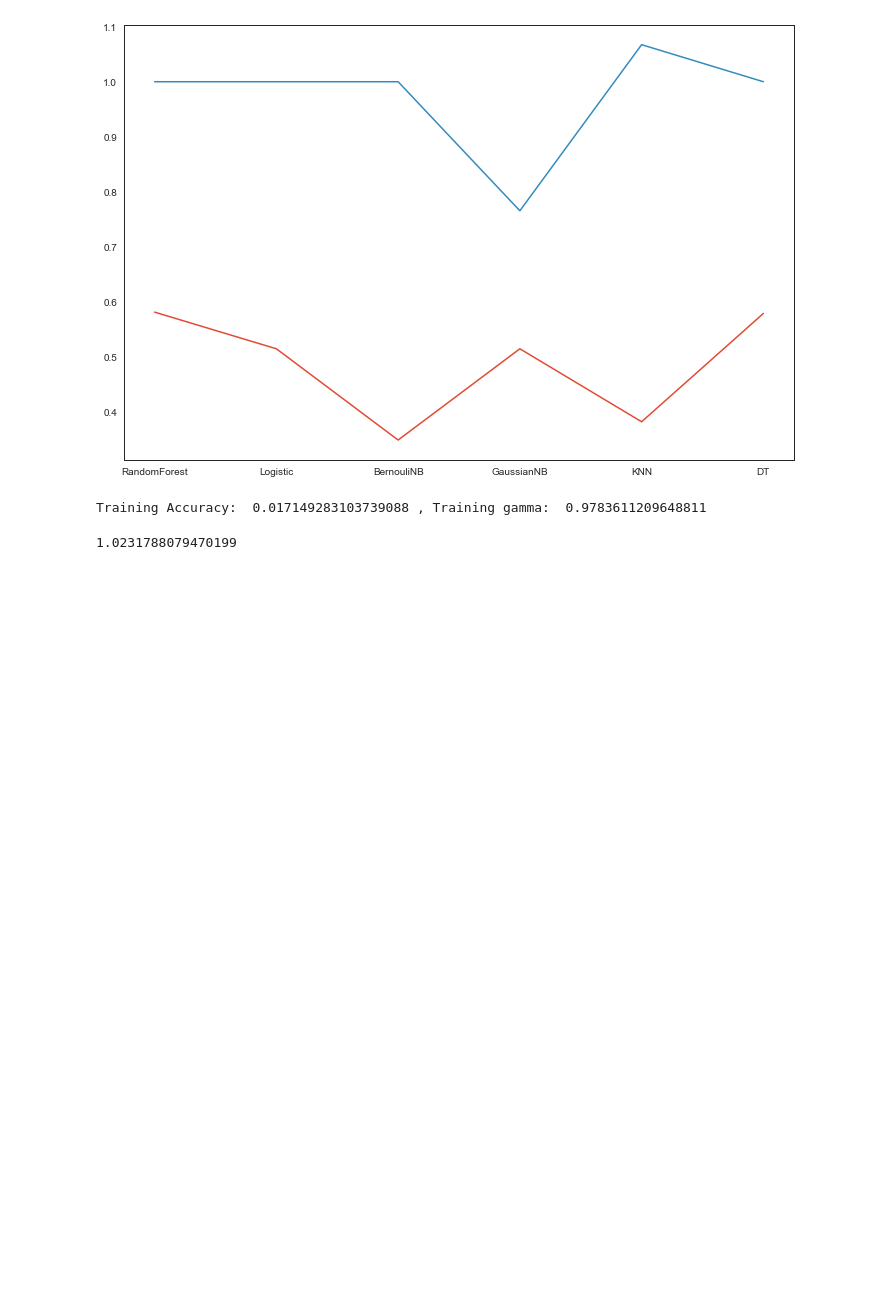
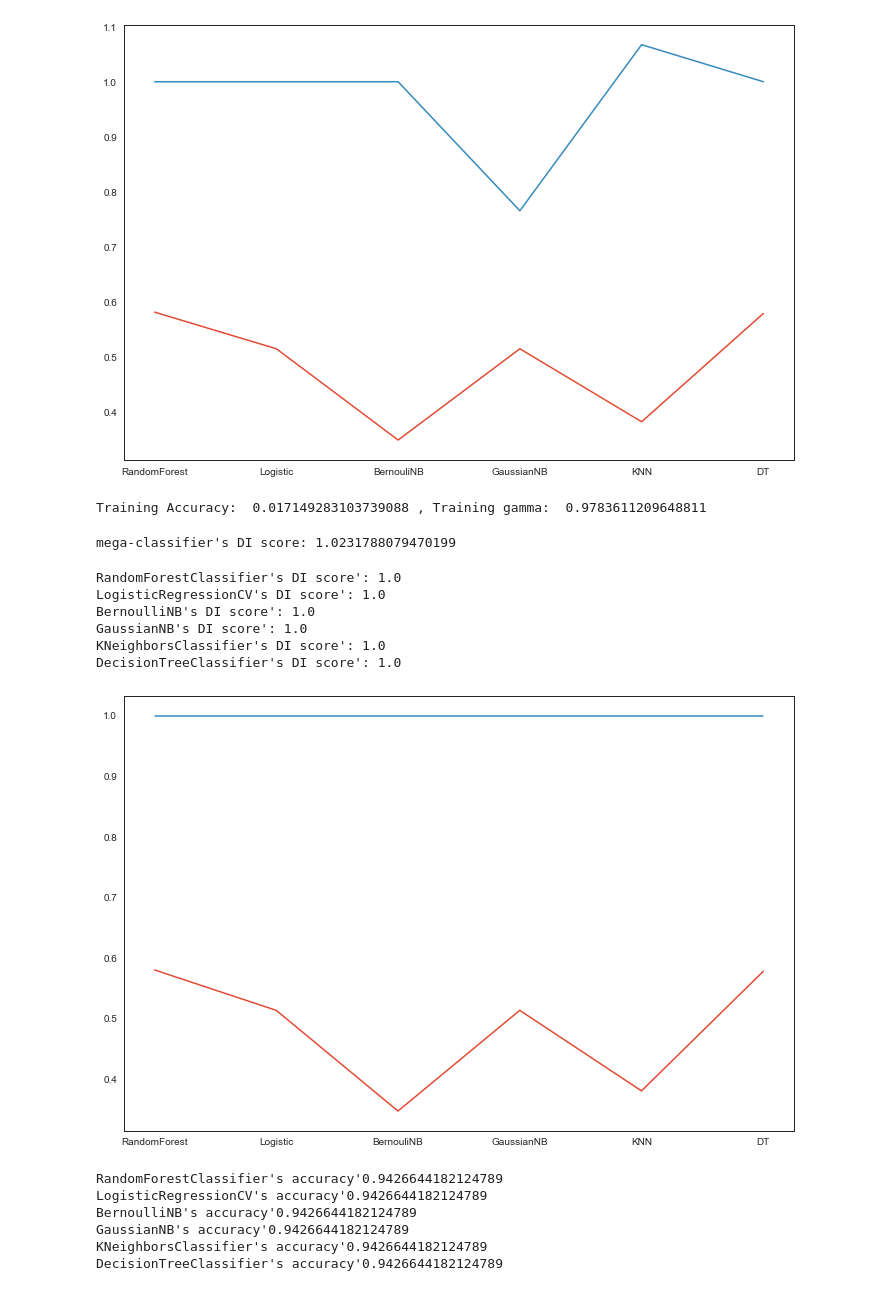
Before and after one commit to deardelia/MachineLearning_bias_analysis, a Jupyter notebook: baisc_model_train_20201206_yl_train_test.ipynb, the cells around one changed output. Cells and saved outputs as stored; diff of their text form; code cells hidden in the pictures; blank space fills up the shorter version.

Commit message:
added postprocessing:calibration

```diff
--- a/baisc_model_train_20201206_yl_train_test.ipynb
+++ b/baisc_model_train_20201206_yl_train_test.ipynb
@@ -922,6 +921,6 @@ for entry in test1_x.values:
     t = mega(entry)
     mega_predictions.append(int(t > 0))
 DI_res_mega = calc(actual, mega_predictions, dict_of_sensitive_lists, single_sensitive_name, unprotected_vals, positive_pred)
-print(DI_res_mega)
+print("mega-classifier's DI score: " + str(DI_res_mega))
 # %% [output]
-1.0231788079470199
+mega-classifier's DI score: 1.0231788079470199
@@ -927,0 +962,35 @@ print(DI_res_mega)
+# %%
+# calculate DI score for calibration
+DI_res_cali = []
+for i in range(len(MLA)):
+    predicted = cali_res[i].labels
+    score = calc(actual, predicted, dict_of_sensitive_lists, single_sensitive_name, unprotected_vals, positive_pred)
+    DI_res_cali.append(score)
+    print(MLA[i].__class__.__name__ + "'s DI score': " + str(score))
+
+# plot
+plt.plot(x_axis, DI_res, DI_res_cali)
+plt.show()
+# %% [output]
+RandomForestClassifier's DI score': 1.0
+LogisticRegressionCV's DI score': 1.0
+BernoulliNB's DI score': 1.0
+GaussianNB's DI score': 1.0
+KNeighborsClassifier's DI score': 1.0
+DecisionTreeClassifier's DI score': 1.0
+[figure, added]
+# %%
+for j in range(len(cali_res)):
+    cnt = 0
+    for i in range(len(test1_y.values)):
+        if test1_y.values[i] != cali_res[0].labels.tolist()[i]:
+            cnt += 1
+    print(MLA[j].__class__.__name__ + "'s accuracy'" + str(1 - cnt / len(test1_y.values)))
+# calibration post process all the predictions the same way???
+# %% [output]
+RandomForestClassifier's accuracy'0.9426644182124789
+LogisticRegressionCV's accuracy'0.9426644182124789
+BernoulliNB's accuracy'0.9426644182124789
+GaussianNB's accuracy'0.9426644182124789
+KNeighborsClassifier's accuracy'0.9426644182124789
+DecisionTreeClassifier's accuracy'0.9426644182124789
```
Also changed, not shown: parts of 2 cells of this notebook, 1 other file.
